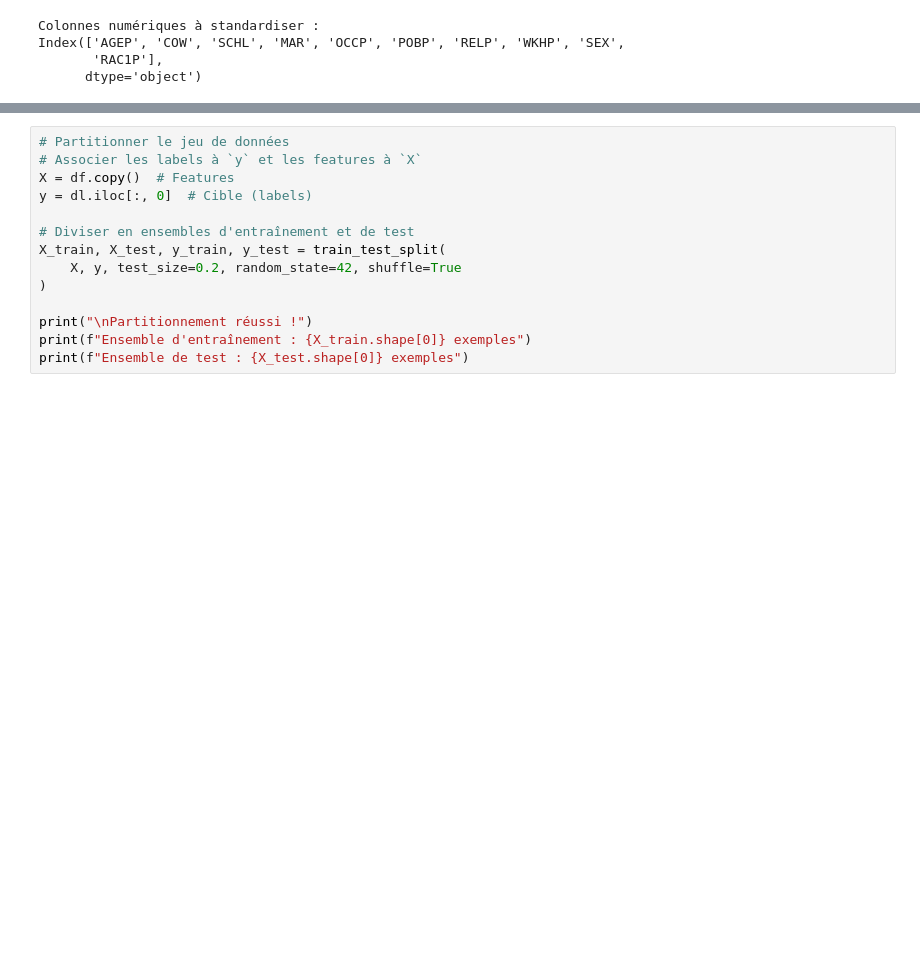
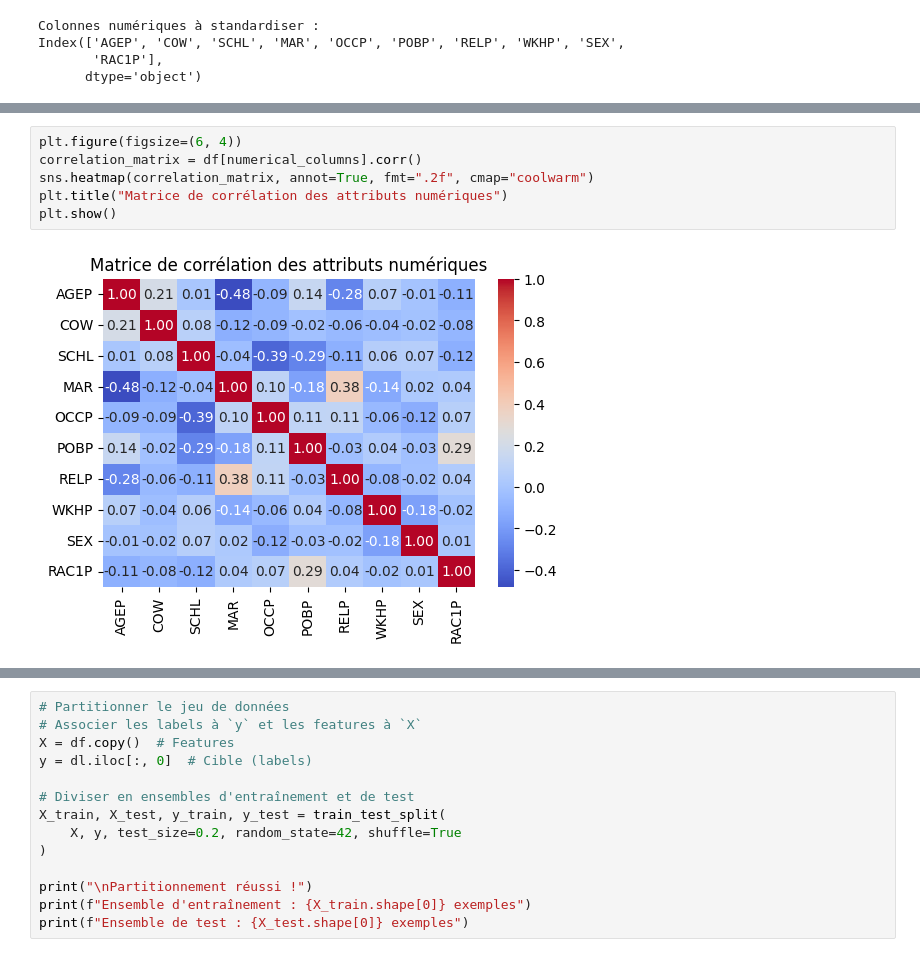
Before and after one commit to laveramo/supervised-learning, a Jupyter notebook: data-training.ipynb, the cells around one changed output, grey strips where cells are left out. Drawn from its saved outputs; the diff is of its cells as text; blank space fills up the shorter version.

```diff
--- a/data-training.ipynb
+++ b/data-training.ipynb
@@ -116,0 +176,8 @@ Index(['AGEP', 'COW', 'SCHL', 'MAR', 'OCCP', 'POBP', 'RELP', 'WKHP', 'SEX',
+# %%
+plt.figure(figsize=(6, 4))
+correlation_matrix = df[numerical_columns].corr()
+sns.heatmap(correlation_matrix, annot=True, fmt=".2f", cmap="coolwarm")
+plt.title("Matrice de corrélation des attributs numériques")
+plt.show()
+# %% [output]
+[figure, added]
```
Also changed, not shown: parts of 5 cells of this notebook.
